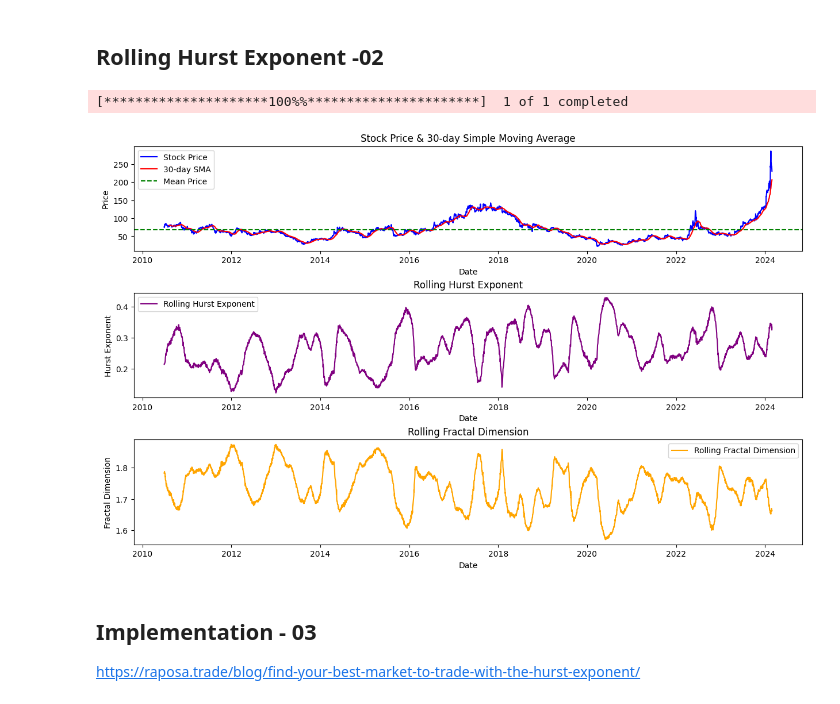
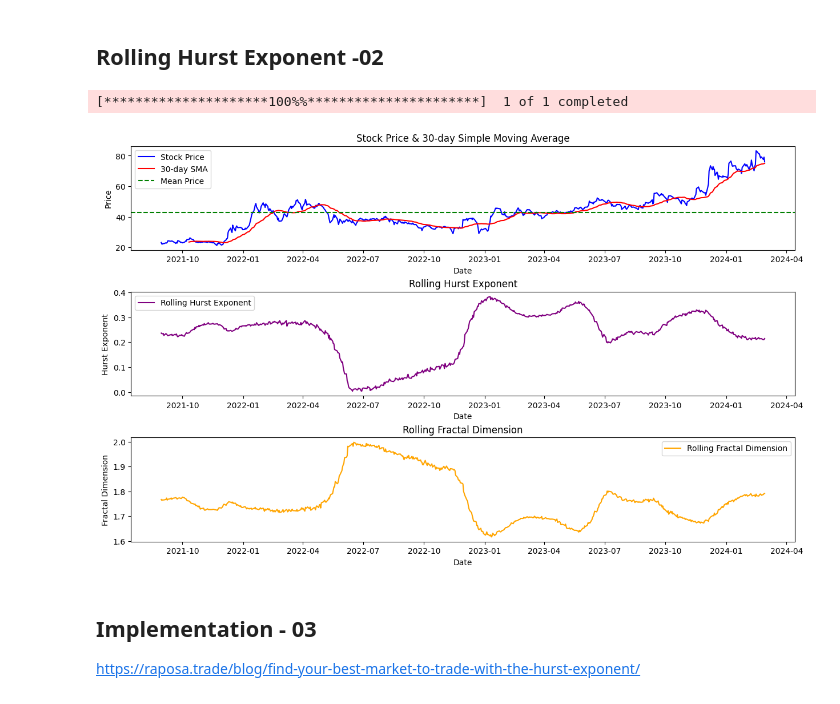
Before and after one commit to Tikam02/TechnicalAnalysis, a Jupyter notebook: Quant-tools/Hurst-Exponent.ipynb, the cells around one changed output. Cells and saved outputs as stored; diff of their text form; code cells hidden in the pictures.

```diff
--- a/Quant-tools/Hurst-Exponent.ipynb
+++ b/Quant-tools/Hurst-Exponent.ipynb
@@ -404,7 +404,7 @@ def rolling_fractal_dimension(price_series, window, min_window=10, max_window=10
     """
     return price_series.rolling(window=window).apply(lambda x: hurst_fd(x, min_window, max_window, num_windows, num_samples)[1], raw=True)
 
-symbol = "MRPL.NS"
+symbol = "BCLIND.NS"
 start_date = "2010-01-01"
 end_date = "2024-02-29"
 df = yf.download(symbol, start=start_date, end=end_date)
@@ -430,34 +430,34 @@ plt.subplots_adjust(hspace=0.4)
 # 1. Stock Price & SMA
 plt.subplot(3, 1, 1)
 plt.plot(df['Close'], label='Stock Price', color='blue')
 plt.plot(df['sma'], label=f'{sma_window}-day SMA', color='red')
 plt.axhline(y=mean_price, color='green', linestyle='--', label='Mean Price')
 plt.title(f'Stock Price & {sma_window}-day Simple Moving Average')
 plt.xlabel('Date')
 plt.ylabel('Price')
 plt.legend()
 
 # 2. Rolling Hurst Exponent
 plt.subplot(3, 1, 2)
 plt.plot(df['hurst_exponent'], label='Rolling Hurst Exponent', color='purple')
 plt.title('Rolling Hurst Exponent')
 plt.xlabel('Date')
 plt.ylabel('Hurst Exponent')
 plt.legend()
 
 # 3. Rolling Fractal Dimension
 plt.subplot(3, 1, 3)
 plt.plot(df['fractal_dimension'], label='Rolling Fractal Dimension', color='orange')
 plt.title('Rolling Fractal Dimension')
 plt.xlabel('Date')
 plt.ylabel('Fractal Dimension')
 plt.legend()
 
 # Display the plots
 plt.show()
 # %% [output]
 [*********************100%%**********************]  1 of 1 completed
-[figure, old version]
+[figure, new version]
 # %% [markdown]
 ## Implementation - 03
 
```
Also changed, not shown: parts of 3 cells of this notebook, 6 other files.
